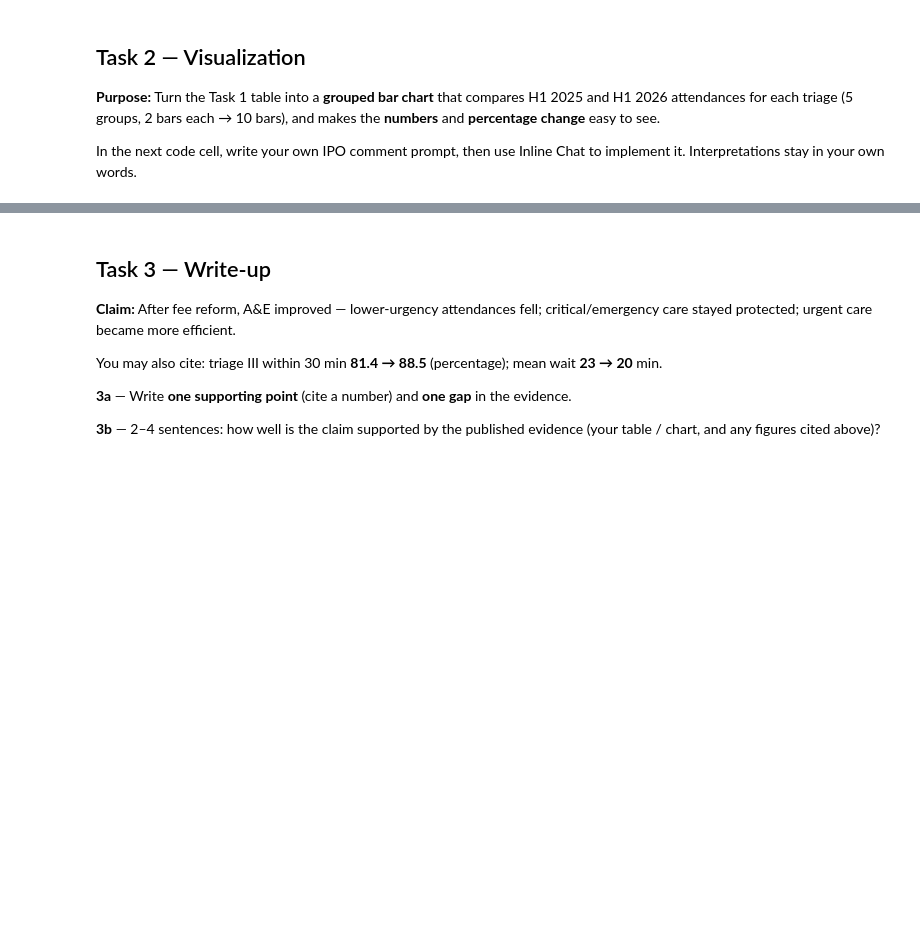
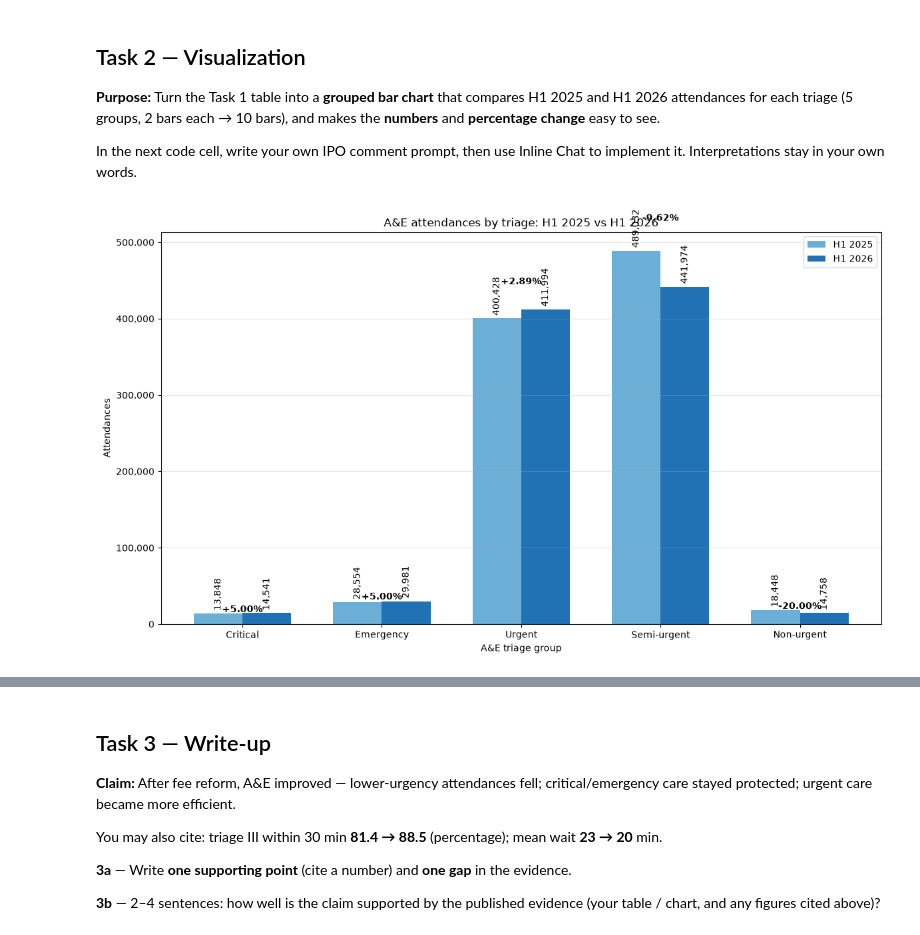
Before and after one commit to 24237957/GCAP3226_week4, a Jupyter notebook: W4_ae_inclass.ipynb, the cells around one changed output, grey strips where cells are left out. Cells and saved outputs as stored; diff of their text form; code cells hidden in the pictures; blank space fills up the shorter version.

Commit message:
Complete Week 4 analysis tasks

```diff
--- a/W4_ae_inclass.ipynb
+++ b/W4_ae_inclass.ipynb
@@ -78,0 +118,75 @@ In the next code cell, write your own IPO comment prompt, then use Inline Chat t
+# %%
+# Task 2 — grouped bar chart with values and percentage changes
+#
+# Input: df, containing triage names, H1 2025 attendances,
+#        H1 2026 attendances, and the Task 1 pct_change column.
+# Process: Create two bars for each triage group, label each bar with its
+#          attendance number, and display the percentage change above each group.
+# Output: A grouped bar chart with 5 groups and 10 bars in total.
+
+# Store the position of each triage group on the horizontal axis.
+x = range(len(df))
+
+# Set the width of each bar so that the two bars fit beside one another.
+bar_width = 0.35
+
+# Create the chart and an axis for plotting.
+fig, ax = plt.subplots(figsize=(12, 7))
+
+# Draw the H1 2025 attendance bars slightly to the left of each group position.
+bars_2025 = ax.bar(
+    [position - bar_width / 2 for position in x],
+    df["attend_h1_2025"],
+    width=bar_width,
+    label="H1 2025",
+    color="#6baed6",
+)
+
+# Draw the H1 2026 attendance bars slightly to the right of each group position.
+bars_2026 = ax.bar(
+    [position + bar_width / 2 for position in x],
+    df["attend_h1_2026"],
+    width=bar_width,
+    label="H1 2026",
+    color="#2171b5",
+)
+
+# Add the attendance number above every bar so the exact values are visible.
+ax.bar_label(bars_2025, labels=[f"{value:,}" for value in df["attend_h1_2025"]], padding=3, rotation=90)
+ax.bar_label(bars_2026, labels=[f"{value:,}" for value in df["attend_h1_2026"]], padding=3, rotation=90)
+
+# Add the percentage change above each pair of bars for easy comparison.
+for position, row in zip(x, df.itertuples()):
+    # Use the taller bar in the pair as the starting height for the percentage label.
+    label_height = max(row.attend_h1_2025, row.attend_h1_2026)
+    # Place the percentage-change label slightly above the taller bar.
+    ax.text(position, label_height * 1.08, f"{row.pct_change:+.2f}%", ha="center", fontweight="bold")
+
+# Use the triage names as the labels under each pair of bars.
+ax.set_xticks(list(x), df["triage_name"])
+
+# Label the horizontal axis with the meaning of the groups.
+ax.set_xlabel("A&E triage group")
+
+# Label the vertical axis with the measurement being plotted.
+ax.set_ylabel("Attendances")
+
+# Add a descriptive title to explain what the chart compares.
+ax.set_title("A&E attendances by triage: H1 2025 vs H1 2026")
+
+# Format the vertical-axis numbers with commas for readability.
+ax.yaxis.set_major_formatter(plt.FuncFormatter(lambda value, position: f"{int(value):,}"))
+
+# Add a legend so the two colours can be identified.
+ax.legend()
+
+# Add a light horizontal grid to make bar heights easier to compare.
+ax.grid(axis="y", alpha=0.3)
+
+# Prevent labels and chart elements from being cut off at the edges.
+fig.tight_layout()
+
+# Display the completed grouped bar chart.
+plt.show()
+# %% [output]
+[figure, added]
```
Also changed, not shown: parts of 9 cells of this notebook.
